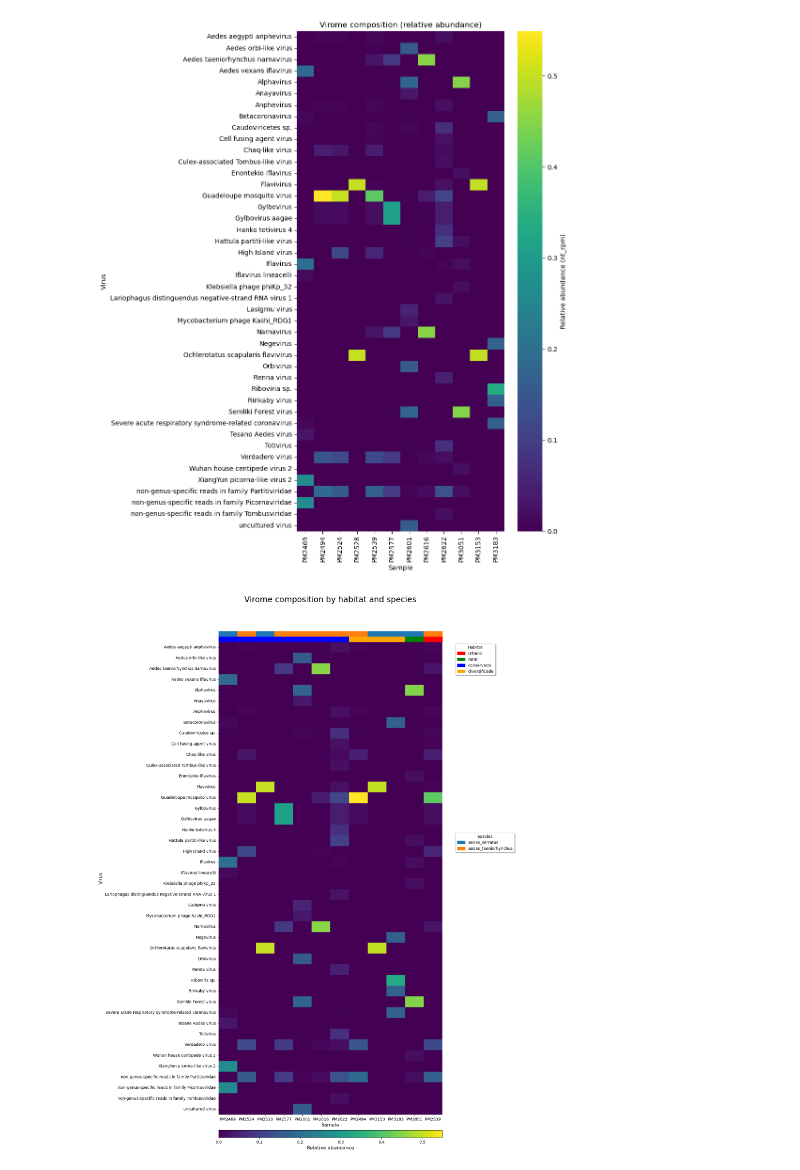
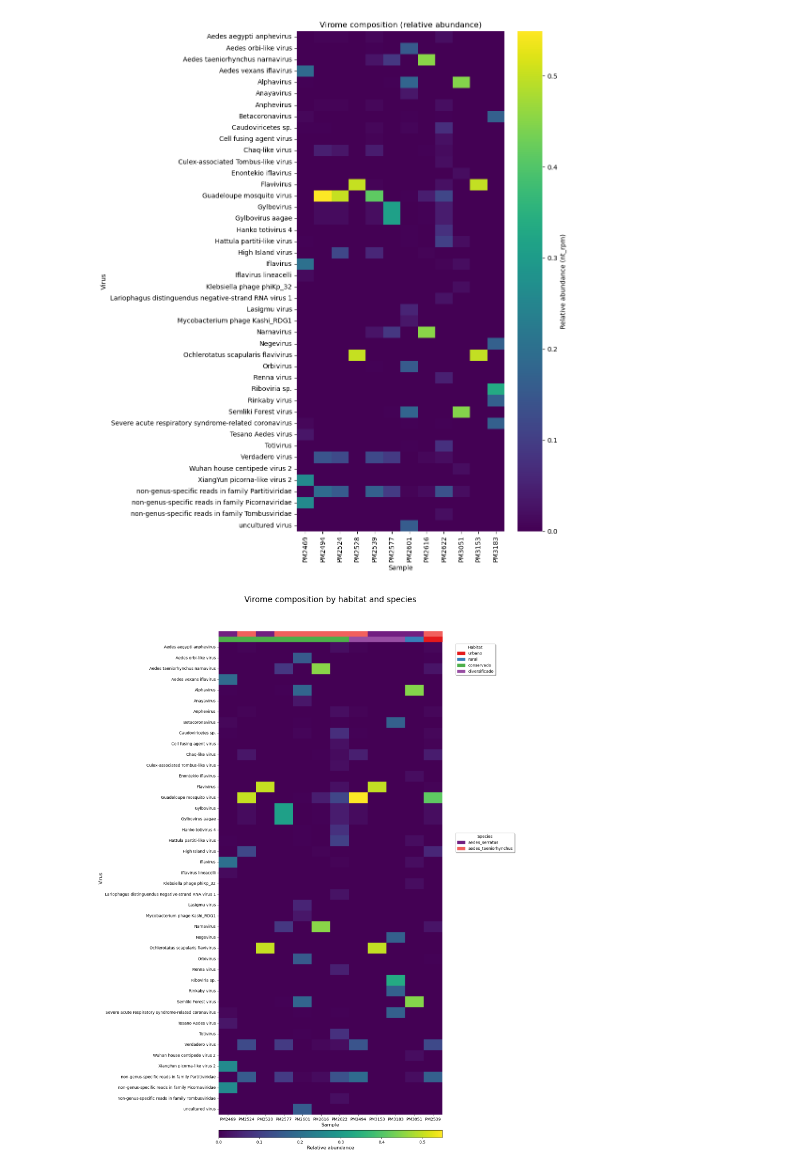
Before and after one commit to mgarciak-LEVE/mosquito_virome_yucatan_LEVE, a Jupyter notebook: scripts/czid_analysis/sequence_analysis.ipynb, the cells around one changed output. Cells and saved outputs as stored; diff of their text form; code cells hidden in the pictures.

```diff
--- a/scripts/czid_analysis/sequence_analysis.ipynb
+++ b/scripts/czid_analysis/sequence_analysis.ipynb
@@ -264,19 +272,26 @@ plt.show()
 # %% [output]
 [figure]
 # %%
+order = df_metadata.sort_values(["habitat", "site"])["sample_name"]
+
+# Only those samples that remain after filtering
+order = [s for s in order if s in pivot_filt.columns]
+
+pivot_ordered = pivot_filt[order]
+
 # Index metadata
 meta = df_metadata.set_index("sample_name")
 
 # Colors mapping
 habitat_colors = meta.loc[order, "habitat"].map({
-    "urbano": "red",
-    "rural": "green",
-    "conservado": "blue",
-    "diversificado": "orange"
+    "urbano": "#e41a1c",
+    "rural": "#377eb8",
+    "conservado": "#4daf4a",
+    "diversificado": "#984ea3"
 })
 
 species_unique = meta["species"].unique()
-palette = sns.color_palette("tab10", len(species_unique))
+palette = sns.color_palette("magma", len(species_unique))
 species_color_dict = dict(zip(species_unique, palette))
 species_colors = meta.loc[order, "species"].map(species_color_dict)
 
@@ -320,10 +335,10 @@ for i, color in enumerate(species_colors):
 hab_legend = [
     mpatches.Patch(color=color, label=hab)
     for hab, color in {
-        "urbano": "red",
-        "rural": "green",
-        "conservado": "blue",
-        "diversificado": "orange"
+        "urbano": "#e41a1c",
+        "rural": "#377eb8",
+        "conservado": "#4daf4a",
+        "diversificado": "#984ea3"
     }.items()
 ]
 
@@ -338,31 +353,31 @@ legend1 = ax.legend(
     handles=hab_legend,
     title="Habitat",
     bbox_to_anchor=(1.05, 1.0),
     loc="upper left",
     frameon=True,
     fancybox=True,
     shadow=True,
     fontsize=10
 )
 
 legend2 = ax.legend(
     handles=sp_legend,
     title="Species",
     bbox_to_anchor=(1.05, 0.6),
     loc="upper left",
     frameon=True,
     fancybox=True,
     shadow=True,
     fontsize=10
 )
 
 ax.add_artist(legend1)
 
 # Etiquetas de ejes
 ax.set_xlabel("Sample", fontsize=12)
 ax.set_ylabel("Virus", fontsize=12)
 
 plt.tight_layout()
 plt.show()
 # %% [output]
-[figure, old version]
+[figure, new version]
```
Also changed, not shown: parts of 12 cells of this notebook.
